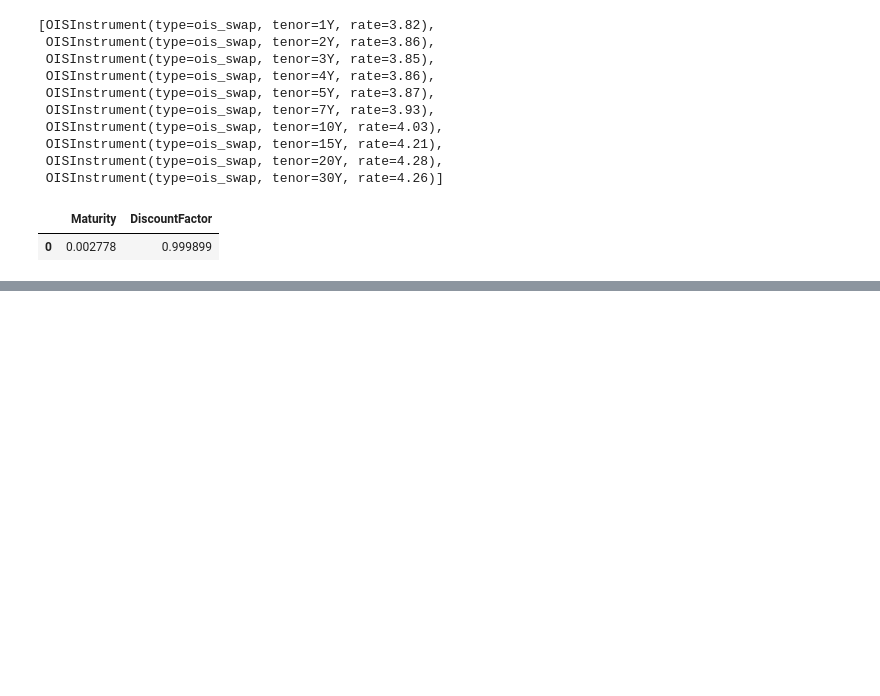
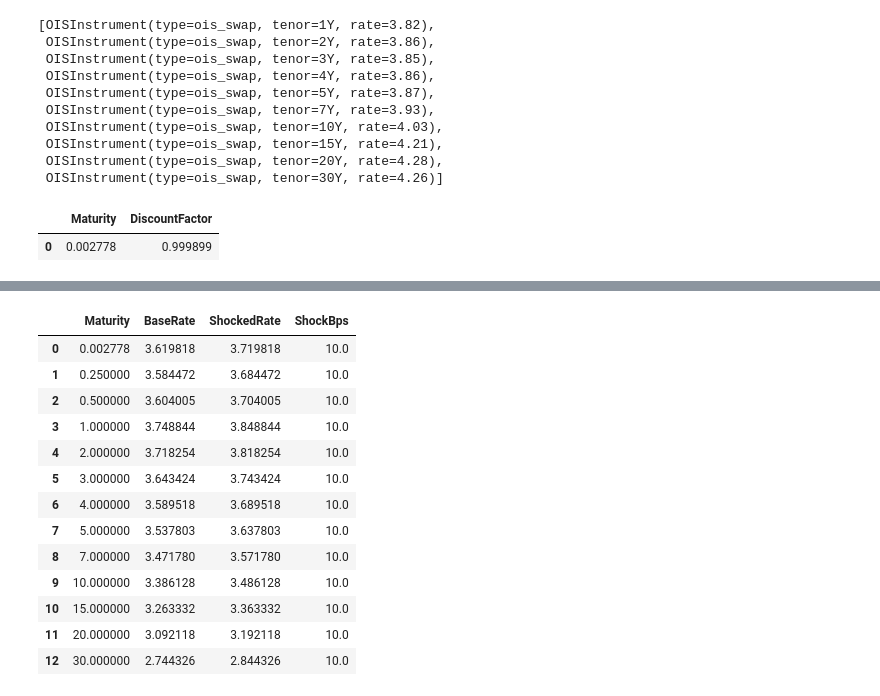
Before and after one commit to gorkemyencak/treasury-valuation-engine, a Jupyter notebook: notebooks/02_multi_curve_architecture.ipynb, the cells around one changed output, grey strips where cells are left out. Saved outputs shown, nothing was run; the diff lists cells and outputs as text; code cells hidden in the pictures; blank space fills up the shorter version.

Commit message:
curve shocks - parallel, steepener, flattener

```diff
--- a/notebooks/02_multi_curve_architecture.ipynb
+++ b/notebooks/02_multi_curve_architecture.ipynb
@@ -177,0 +195,5 @@ projection_curve.summary()
+# %%
+# testing the zero curve
+zero_curve = ZeroCurve(discount_curve = curve)
+
+zero_curve.summary()
@@ -177,0 +215,29 @@ projection_curve.summary()
+# %%
+### curve shocks
+# parallel shift
+shocked_curve_parallel = CurveShockEngine.parallel_shift(
+    curve = zero_curve,
+    parallel_shock_in_bps = 10
+)
+
+parallel_up_curve = CurveShockEngine.shock_report(
+    curve = zero_curve,
+    shocked_curve = shocked_curve_parallel
+)
+
+parallel_up_curve
+# %% [output]
+|  | Maturity | BaseRate | ShockedRate | ShockBps |
+| 0 | 0.002778 | 3.619818 | 3.719818 | 10.0 |
+| 1 | 0.250000 | 3.584472 | 3.684472 | 10.0 |
+| 2 | 0.500000 | 3.604005 | 3.704005 | 10.0 |
+| 3 | 1.000000 | 3.748844 | 3.848844 | 10.0 |
+| 4 | 2.000000 | 3.718254 | 3.818254 | 10.0 |
+| 5 | 3.000000 | 3.643424 | 3.743424 | 10.0 |
+| 6 | 4.000000 | 3.589518 | 3.689518 | 10.0 |
+| 7 | 5.000000 | 3.537803 | 3.637803 | 10.0 |
+| 8 | 7.000000 | 3.471780 | 3.571780 | 10.0 |
+| 9 | 10.000000 | 3.386128 | 3.486128 | 10.0 |
+| 10 | 15.000000 | 3.263332 | 3.363332 | 10.0 |
+| 11 | 20.000000 | 3.092118 | 3.192118 | 10.0 |
+| 12 | 30.000000 | 2.744326 | 2.844326 | 10.0 |
```
Also changed, not shown: parts of 7 cells of this notebook, 3 other files.
